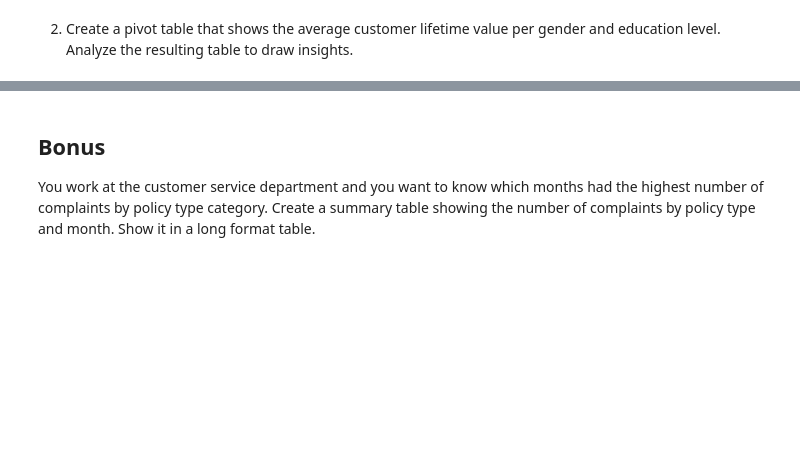
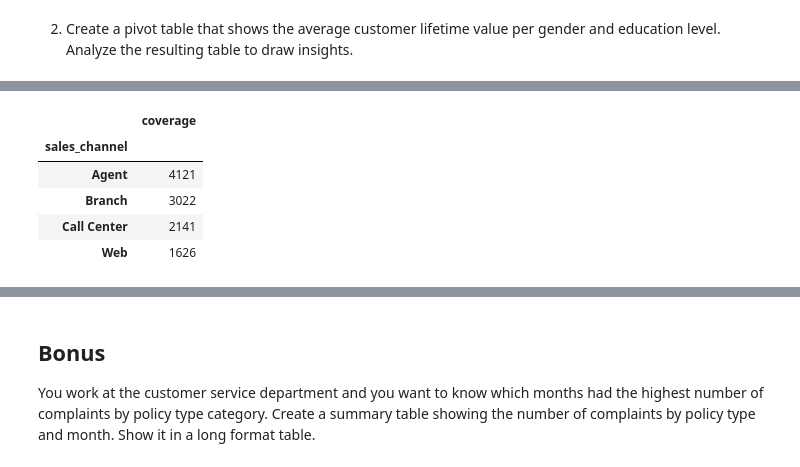
Before and after one commit to 125884236/lab-dw-data-structuring-and-combining, a Jupyter notebook: lab-dw-data-structuring-and-combining.ipynb, the cells around one changed output, grey strips where cells are left out. Saved outputs shown, nothing was run; the diff lists cells and outputs as text; code cells hidden in the pictures; blank space fills up the shorter version.

```diff
--- a/lab-dw-data-structuring-and-combining.ipynb
+++ b/lab-dw-data-structuring-and-combining.ipynb
@@ -68,0 +99,9 @@ Round the total revenue to 2 decimal points.  Analyze the resulting table to dra
+# %%
+df_marketing[["sales_channel", "coverage"]].groupby("sales_channel").count()
+# %% [output]
+|  | coverage |
+| sales_channel |  |
+| Agent | 4121 |
+| Branch | 3022 |
+| Call Center | 2141 |
+| Web | 1626 |
```
Also changed, not shown: parts of 9 cells of this notebook.
